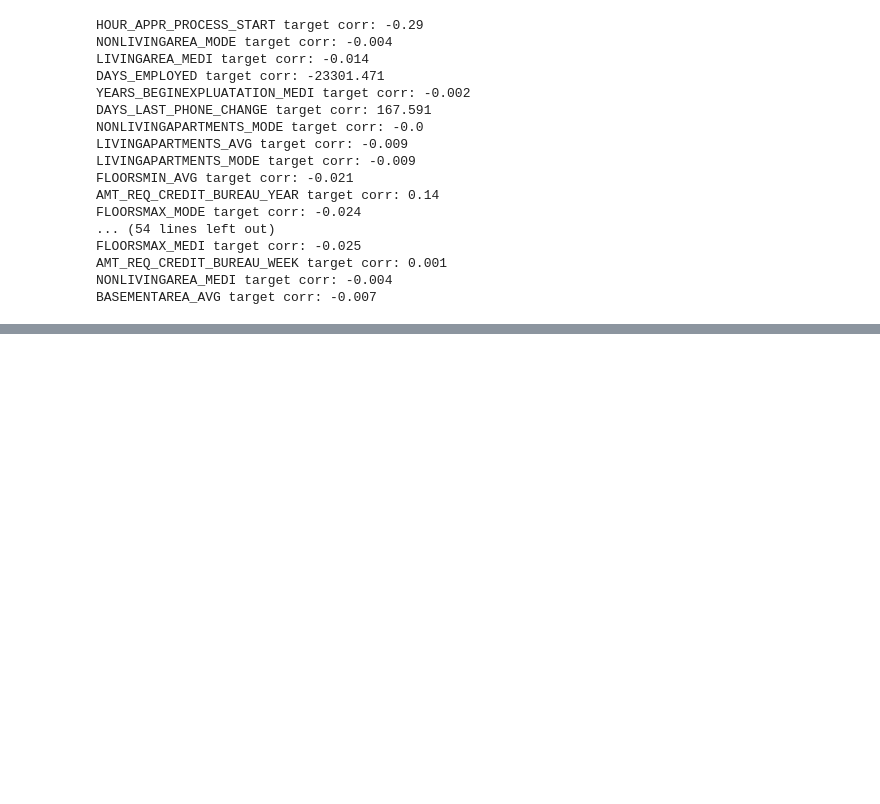
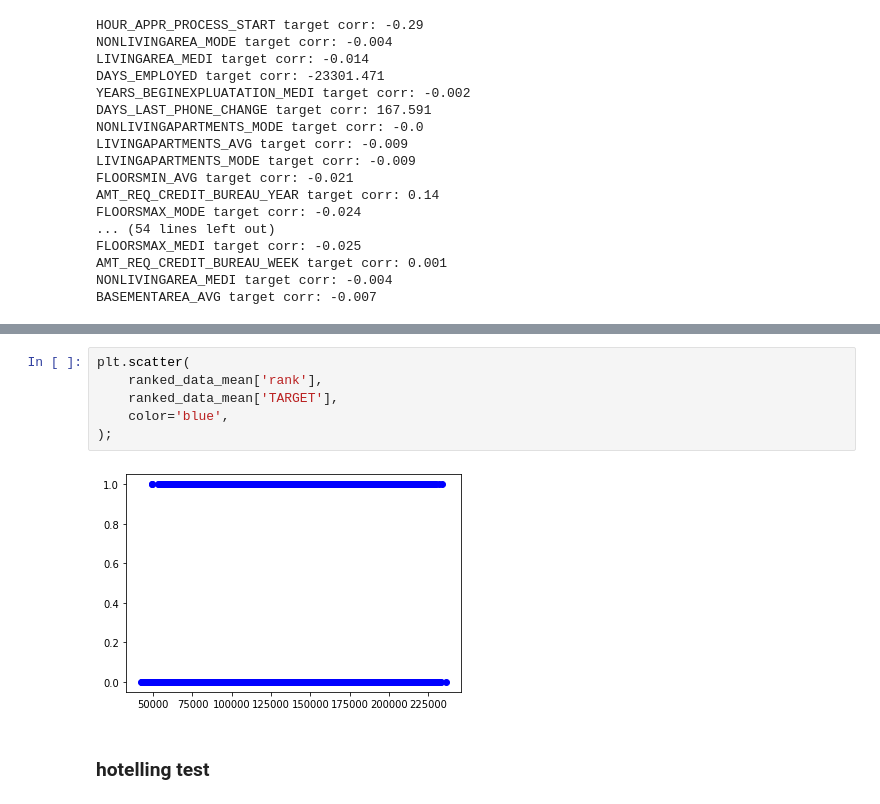
Before and after one commit to dayyass/bachelor-diploma, a Jupyter notebook: analysis/numerical_features.ipynb, the cells around one changed output, grey strips where cells are left out. Drawn from its saved outputs; the diff is of its cells as text; blank space fills up the shorter version.

```diff
--- a/analysis/numerical_correlation.ipynb
+++ b/analysis/numerical_features.ipynb
@@ -211,0 +412,10 @@ BASEMENTAREA_AVG target corr: -0.007
+# %%
+plt.scatter(
+    ranked_data_mean['rank'],
+    ranked_data_mean['TARGET'],
+    color='blue',
+);
+# %% [output]
+[figure, added]
+# %% [markdown]
+### hotelling test
```
Also changed, not shown: parts of 31 cells of this notebook, 7 other files.
